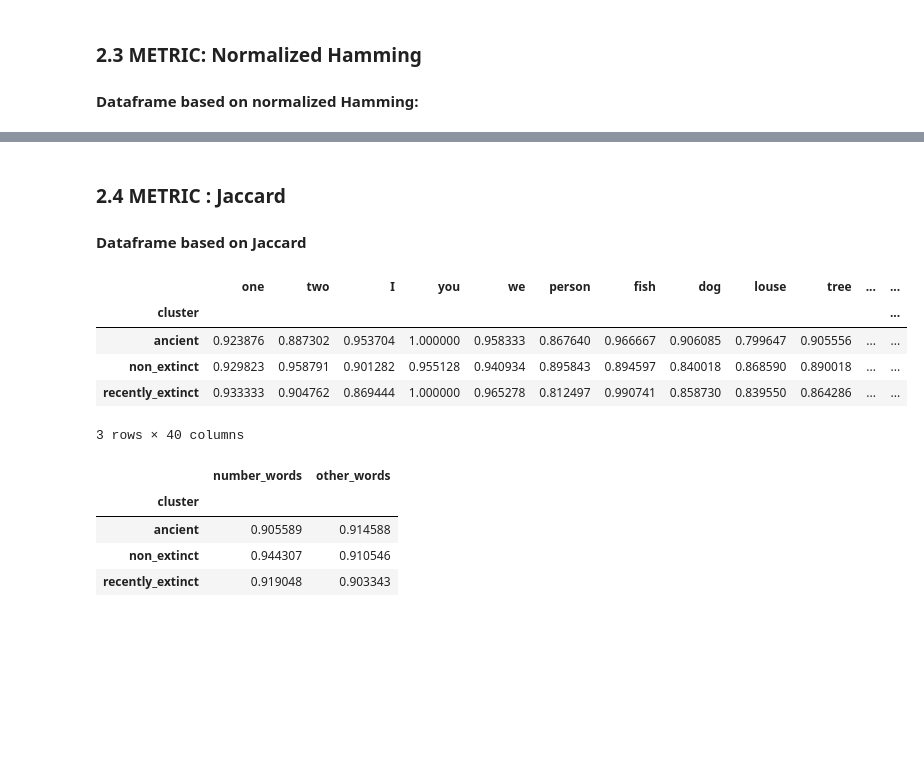
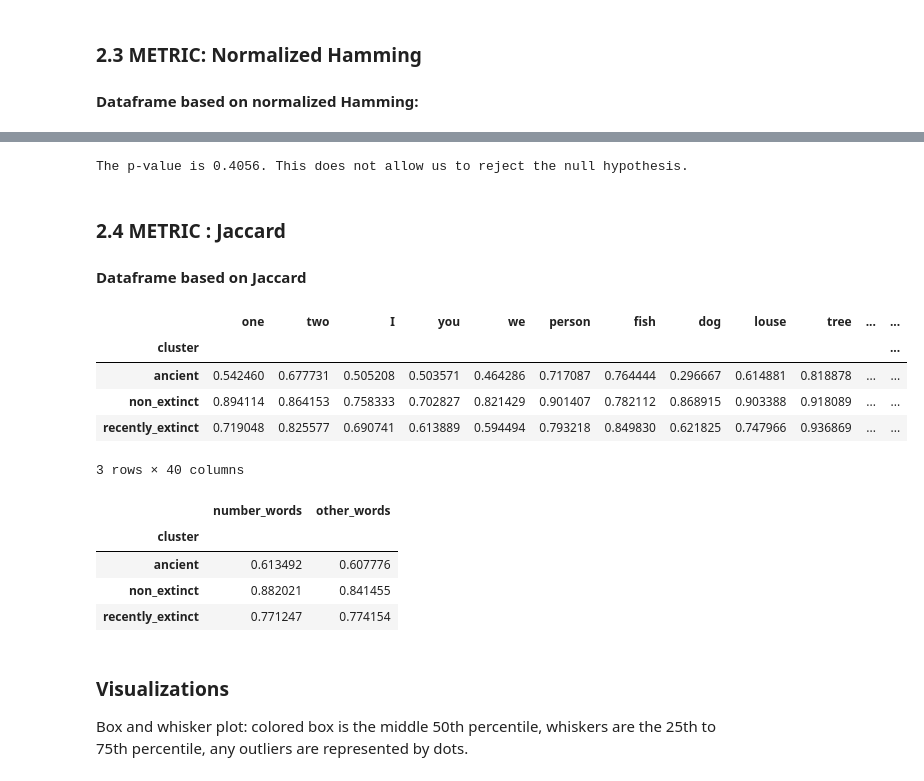
Before and after one commit to sidsvash26/history_of_number_words, a Jupyter notebook: Project_2_History_of_Number_words.ipynb, the cells around one changed output, grey strips where cells are left out. Saved outputs shown, nothing was run; the diff lists cells and outputs as text; code cells hidden in the pictures; blank space fills up the shorter version.

```diff
--- a/Project_2_History_of_Number_words.ipynb
+++ b/Project_2_History_of_Number_words.ipynb
@@ -376,7 +421,7 @@ df = pd.DataFrame(columns = words, index = index_adv, dtype=float)
 for (lang, cluster) in all_langs:
     for word in words:
         try:
-            df.loc[(lang, cluster),word] = similarity_metric('nedit_d', 'ENGLISH', lang, word)
+            df.loc[(lang, cluster),word] = similarity_metric('nedit_d', 'OLD_ENGLISH', lang, word)
         except:
             pass   #for words not found in a particular language
 
@@ -521,12 +651,12 @@ df = pd.DataFrame(columns = words, index = index_adv, dtype=float)
 for (lang, cluster) in all_langs:
     for word in words:
         try:
-            df.loc[(lang, cluster),word] = similarity_metric('edit_d', 'ENGLISH', lang, word)
+            df.loc[(lang, cluster),word] = similarity_metric('edit_d', 'CLASSICAL_ARABIC', lang, word)
         except:
             pass   #for words not found in a particular language
 
 #Missing Value imputations by Median
-df.fillna(df.median(), inplace=True)
+#df.fillna(df.median(), inplace=True)
 
 #Mean Grouping by clsuters
 df.groupby(level=['cluster']).mean()
@@ -562,14 +723,11 @@ df = pd.DataFrame(columns = words, index = index_adv, dtype=float)
 for (lang, cluster) in all_langs:
     for word in words:
         try:
-            df.loc[(lang, cluster),word] = similarity_metric('norm_hamming', 'ENGLISH', lang, word)
+            df.loc[(lang, cluster),word] = similarity_metric('norm_hamming', 'CLASSICAL_ARABIC', lang, word)
         except:
             pass   #for words not found in a particular language
 
 
-
-#Missing Value imputations
-df.fillna(df.median(), inplace=True)
 df.groupby(level=['cluster']).mean()
 # %% [output]
 |  | one | two | I | you | we | person | fish | dog | louse | tree | ... | ... |
@@ -603,14 +792,13 @@ df = pd.DataFrame(columns = words, index = index_adv, dtype=float)
 for (lang, cluster) in all_langs:
     for word in words:
         try:
-            df.loc[(lang, cluster),word] = similarity_metric('norm_hamming', 'ENGLISH', lang, word)
+            df.loc[(lang, cluster),word] = similarity_metric('norm_hamming', 'CLASSICAL_ARABIC', lang, word)
         except:
             pass   #for words not found in a particular language
 
 
 
 #Missing Value imputations
-df.fillna(df.median(), inplace=True)
 df.groupby(level=['cluster']).mean()
 # %% [output]
 |  | one | two | I | you | we | person | fish | dog | louse | tree | ... | ... |
@@ -636,3 +846,12 @@ df[['number_words', 'other_words']].groupby(level=['cluster']).mean()
+# %%
+p_value = sp.stats.ttest_ind(df.values[-1], df.values[-2], nan_policy='omit')[1]
+
+if p_value < 0.05:
+    print('The p-value is %4.4f. This allows us to reject the null hypothesis.' % p_value)
+else:
+    print('The p-value is %4.4f. This does not allow us to reject the null hypothesis.' % p_value)
+# %% [output]
+The p-value is 0.4056. This does not allow us to reject the null hypothesis.
 # %% [markdown]
 ### 2.4 METRIC : Jaccard
 
@@ -640,23 +859,23 @@ df[['number_words', 'other_words']].groupby(level=['cluster']).mean()
 # %%
 #Create an empty dataframe with columns as words and multi index (language, cluster)
 df = pd.DataFrame(columns = words, index = index_adv, dtype=float)
 
 for (lang, cluster) in all_langs:
     for word in words:
         try:
-            df.loc[(lang, cluster),word] = similarity_metric('jaccard', 'ENGLISH', lang, word)
+            df.loc[(lang, cluster),word] = similarity_metric('jaccard', 'CLASSICAL_ARABIC', lang, word)
         except:
             pass   #for words not found in a particular language
 
 #Missing Value imputations
-df.fillna(df.median(), inplace=True)
+
 df.groupby(level=['cluster']).mean()
 # %% [output]
 |  | one | two | I | you | we | person | fish | dog | louse | tree | ... | ... |
 | cluster |  |  |  |  |  |  |  |  |  |  |  | ... |
-| ancient | 0.923876 | 0.887302 | 0.953704 | 1.000000 | 0.958333 | 0.867640 | 0.966667 | 0.906085 | 0.799647 | 0.905556 | ... | ... |
-| non_extinct | 0.929823 | 0.958791 | 0.901282 | 0.955128 | 0.940934 | 0.895843 | 0.894597 | 0.840018 | 0.868590 | 0.890018 | ... | ... |
-| recently_extinct | 0.933333 | 0.904762 | 0.869444 | 1.000000 | 0.965278 | 0.812497 | 0.990741 | 0.858730 | 0.839550 | 0.864286 | ... | ... |
+| ancient | 0.542460 | 0.677731 | 0.505208 | 0.503571 | 0.464286 | 0.717087 | 0.764444 | 0.296667 | 0.614881 | 0.818878 | ... | ... |
+| non_extinct | 0.894114 | 0.864153 | 0.758333 | 0.702827 | 0.821429 | 0.901407 | 0.782112 | 0.868915 | 0.903388 | 0.918089 | ... | ... |
+| recently_extinct | 0.719048 | 0.825577 | 0.690741 | 0.613889 | 0.594494 | 0.793218 | 0.849830 | 0.621825 | 0.747966 | 0.936869 | ... | ... |
 3 rows × 40 columns
 # %%
 number_words = list(df.columns[:2])
@@ -669,6 +888,9 @@ df[['number_words', 'other_words']].groupby(level=['cluster']).mean()
 # %% [output]
 |  | number_words | other_words |
 | cluster |  |  |
-| ancient | 0.905589 | 0.914588 |
-| non_extinct | 0.944307 | 0.910546 |
-| recently_extinct | 0.919048 | 0.903343 |
+| ancient | 0.613492 | 0.607776 |
+| non_extinct | 0.882021 | 0.841455 |
+| recently_extinct | 0.771247 | 0.774154 |
+# %% [markdown]
+### Visualizations
+Box and whisker plot: colored box is the middle 50th percentile, whiskers are the 25th to 75th percentile, any outliers are represented by dots.
```
Also changed, not shown: parts of 65 cells of this notebook.
